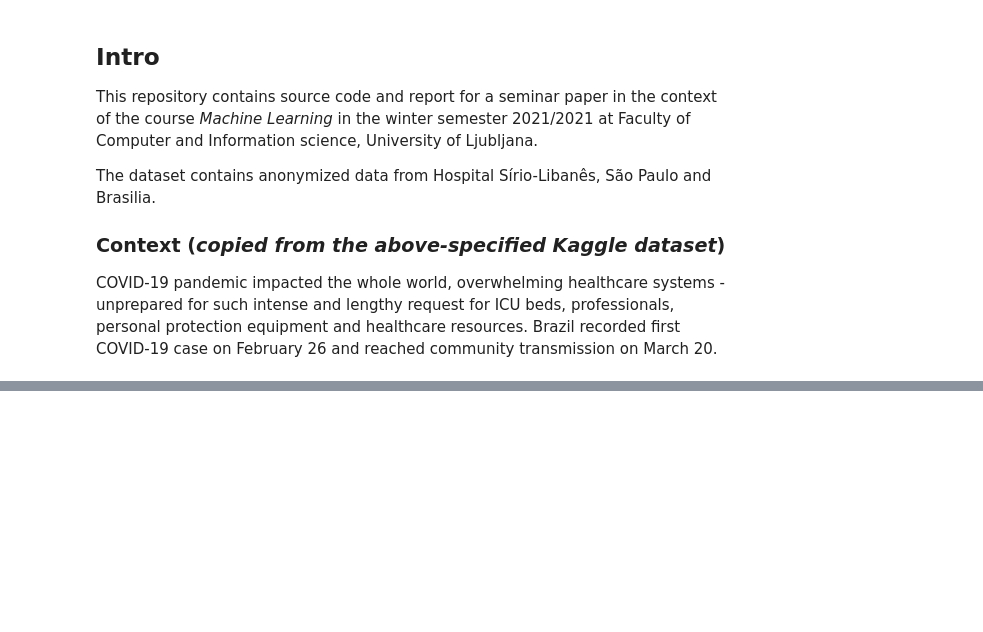
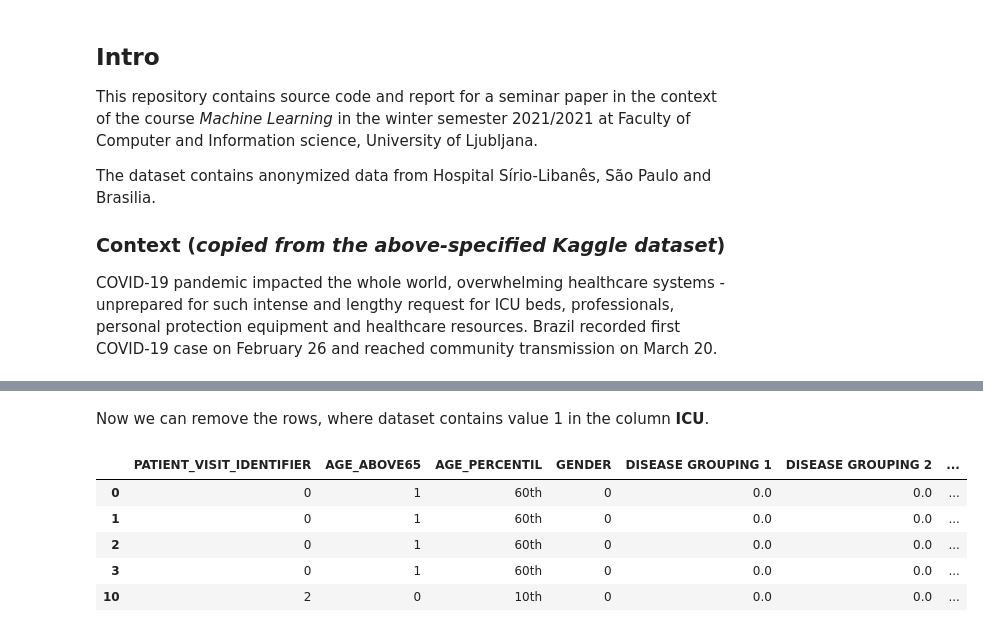
Before and after one commit to JakobSkornik/covid19-admission, a Jupyter notebook: main.ipynb, the cells around one changed output, grey strips where cells are left out. Cells and saved outputs as stored; diff of their text form; code cells hidden in the pictures; blank space fills up the shorter version.

```diff
--- a/main.ipynb
+++ b/main.ipynb
@@ -108,0 +135,4 @@ df.head()
+# %%
+# Create a df with PATIENT_ID/TARGET columns
+patient_target_df = util.get_target_variables(dataset)
+patient_target_df.head(10)
@@ -108,0 +153,3 @@ df.head()
+# %%
+dataset = util.append_target_variable(dataset, patient_target_df)
+dataset.head()
@@ -108,0 +163,12 @@ df.head()
+# %% [markdown]
+Now we can remove the rows, where dataset contains value 1 in the column **ICU**.
+# %%
+dataset = dataset[dataset.ICU != 1]
+dataset.head()
+# %% [output]
+|  | PATIENT_VISIT_IDENTIFIER | AGE_ABOVE65 | AGE_PERCENTIL | GENDER | DISEASE GROUPING 1 | DISEASE GROUPING 2 | ... |
+| 0 | 0 | 1 | 60th | 0 | 0.0 | 0.0 | ... |
+| 1 | 0 | 1 | 60th | 0 | 0.0 | 0.0 | ... |
+| 2 | 0 | 1 | 60th | 0 | 0.0 | 0.0 | ... |
+| 3 | 0 | 1 | 60th | 0 | 0.0 | 0.0 | ... |
+| 10 | 2 | 0 | 10th | 0 | 0.0 | 0.0 | ... |
```
Also changed, not shown: parts of 25 cells of this notebook, 2 other files.
